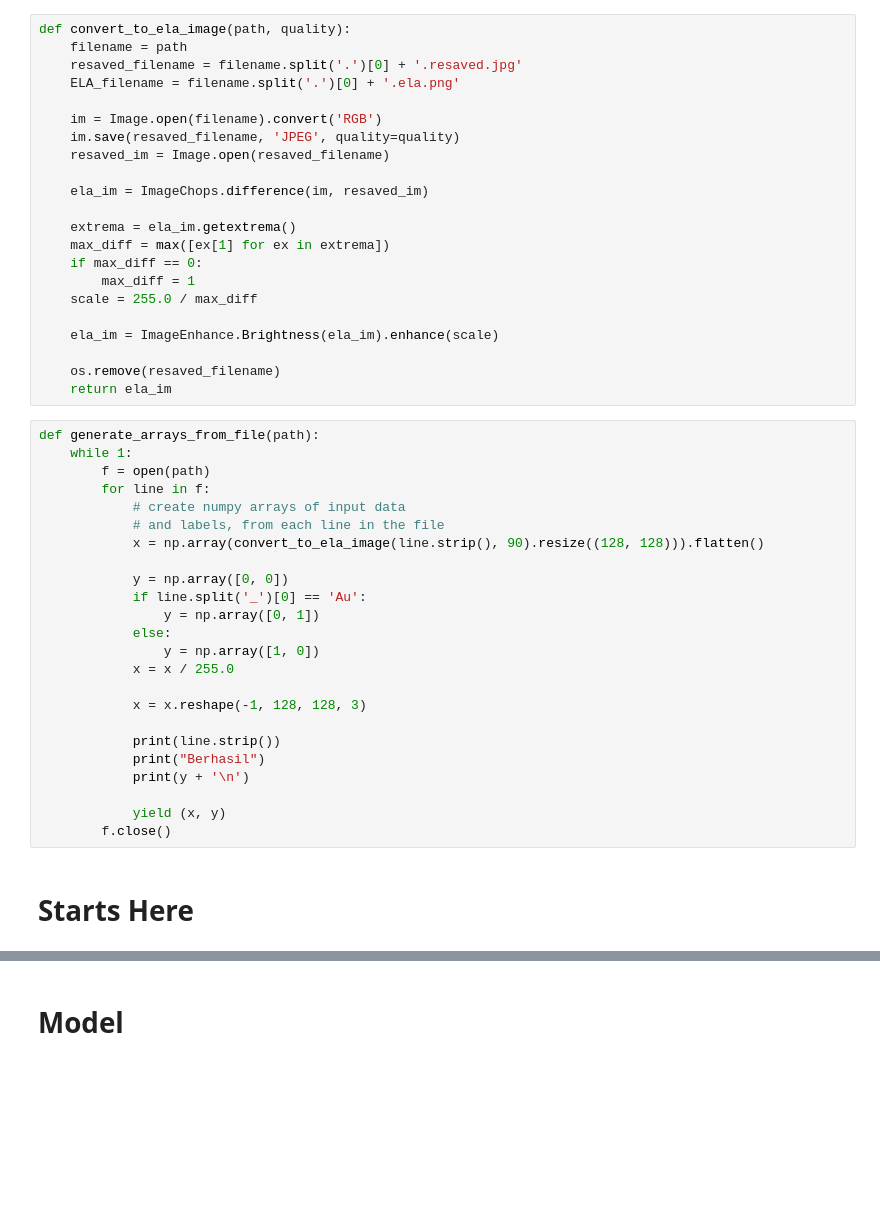
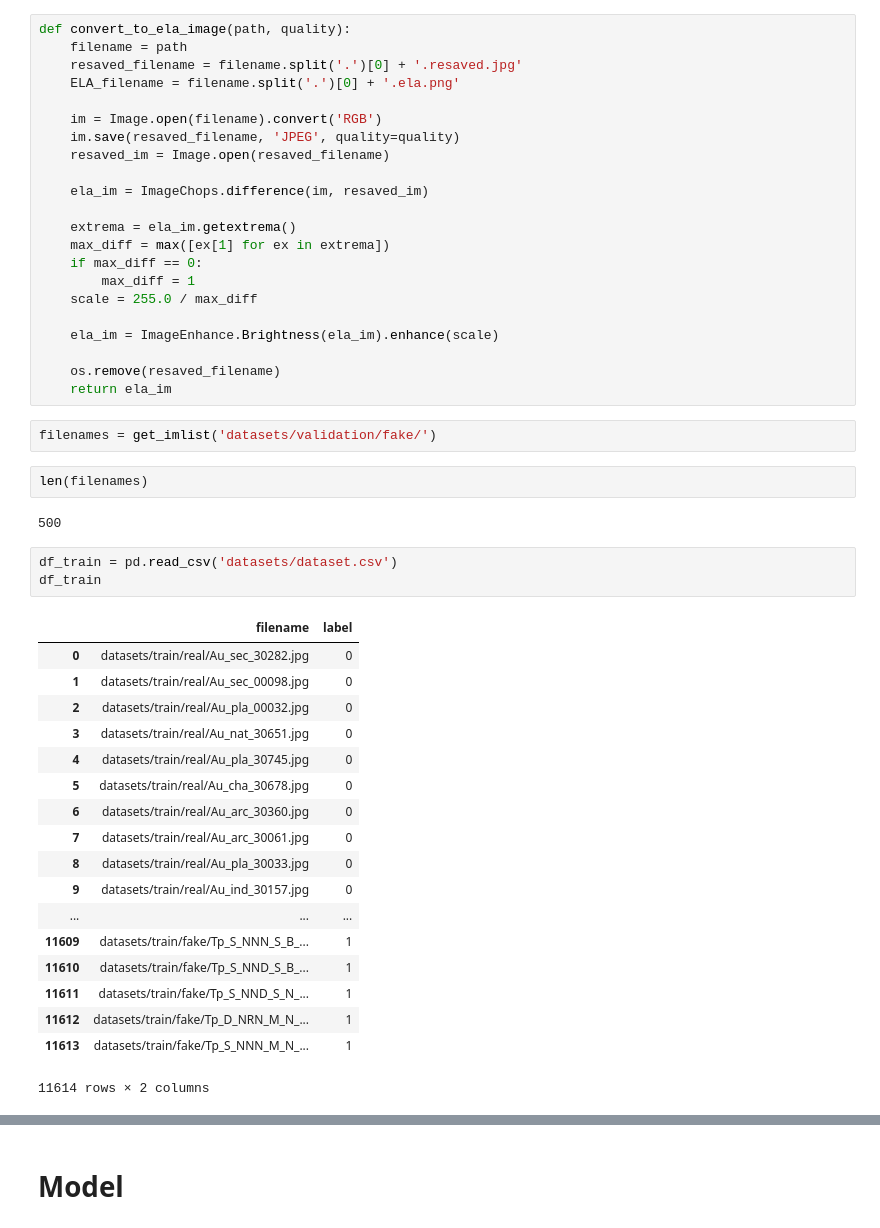
Before and after one commit to agusgun/FakeImageDetector, a Jupyter notebook: Fake Image Detector - ELA - Image Data Generator.ipynb, the cells around one changed output, grey strips where cells are left out. Drawn from its saved outputs; the diff is of its cells as text; blank space fills up the shorter version.

```diff
--- a/Fake Image Detector - ELA - Image Data Generator.ipynb
+++ b/Fake Image Detector - ELA - Image Data Generator.ipynb
@@ -55,29 +90,31 @@ def convert_to_ela_image(path, quality):
 
     os.remove(resaved_filename)
     return ela_im
-# %%
-def generate_arrays_from_file(path):
-    while 1:
-        f = open(path)
-        for line in f:
-            # create numpy arrays of input data
-            # and labels, from each line in the file
-            x = np.array(convert_to_ela_image(line.strip(), 90).resize((128, 128))).flatten()
-
-            y = np.array([0, 0])
-            if line.split('_')[0] == 'Au':
-                y = np.array([0, 1])
-            else:
-                y = np.array([1, 0])
-            x = x / 255.0
-
-            x = x.reshape(-1, 128, 128, 3)
-
-            print(line.strip())
-            print("Berhasil")
-            print(y + '\n')
-
-            yield (x, y)
-        f.close()
-# %% [markdown]
-# Starts Here
+# %%
+filenames = get_imlist('datasets/validation/fake/')
+# %%
+len(filenames)
+# %% [output]
+500
+# %%
+df_train = pd.read_csv('datasets/dataset.csv')
+df_train
+# %% [output]
+|  | filename | label |
+| 0 | datasets/train/real/Au_sec_30282.jpg | 0 |
+| 1 | datasets/train/real/Au_sec_00098.jpg | 0 |
+| 2 | datasets/train/real/Au_pla_00032.jpg | 0 |
+| 3 | datasets/train/real/Au_nat_30651.jpg | 0 |
+| 4 | datasets/train/real/Au_pla_30745.jpg | 0 |
+| 5 | datasets/train/real/Au_cha_30678.jpg | 0 |
+| 6 | datasets/train/real/Au_arc_30360.jpg | 0 |
+| 7 | datasets/train/real/Au_arc_30061.jpg | 0 |
+| 8 | datasets/train/real/Au_pla_30033.jpg | 0 |
+| 9 | datasets/train/real/Au_ind_30157.jpg | 0 |
+| ... | ... | ... |
+| 11609 | datasets/train/fake/Tp_S_NNN_S_B_... | 1 |
+| 11610 | datasets/train/fake/Tp_S_NND_S_B_... | 1 |
+| 11611 | datasets/train/fake/Tp_S_NND_S_N_... | 1 |
+| 11612 | datasets/train/fake/Tp_D_NRN_M_N_... | 1 |
+| 11613 | datasets/train/fake/Tp_S_NNN_M_N_... | 1 |
+11614 rows × 2 columns
```
Also changed, not shown: parts of 11 cells of this notebook, 5 other files.
